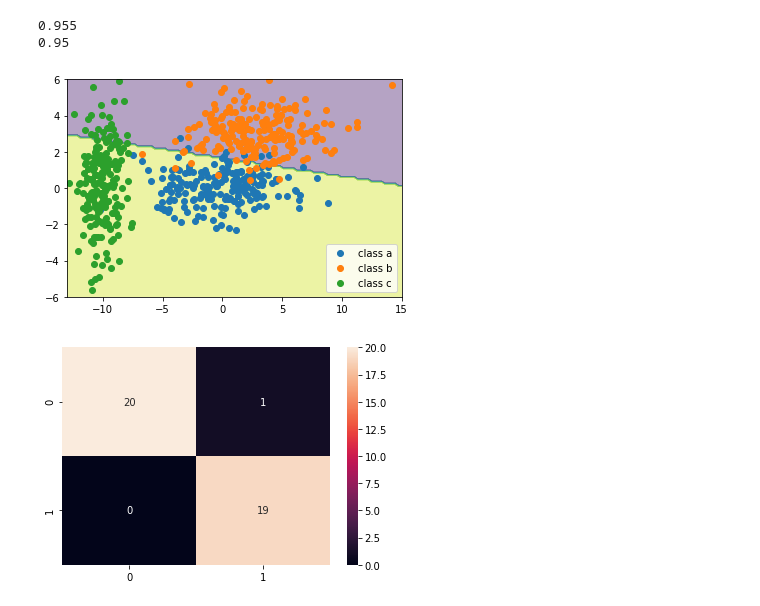
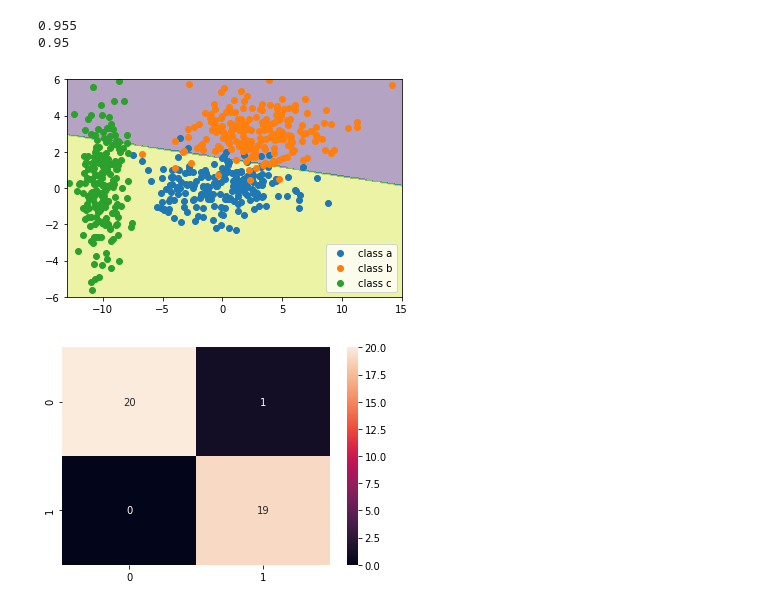
Before and after one commit to Andrea-Oliveri/Image-Processing-Assignements, a Jupyter notebook: Labs/lab_03_classification.ipynb, the cells around one changed output. Saved outputs shown, nothing was run; the diff lists cells and outputs as text; code cells hidden in the pictures.

```diff
--- a/Labs/lab_03_classification.ipynb
+++ b/Labs/lab_03_classification.ipynb
@@ -324,21 +325,22 @@ print(np.sum(db(b) <= da(b))/len(b))
 # %%
 xmin = floor(np.min([np.max(a[:,0]),np.min(b[:,0]),np.min(c[:,0])]))
 xmax = ceil(np.max([np.max(a[:,0]),np.max(b[:,0]),np.max(c[:,0])]))
 ymin = floor(np.min([np.min(a[:,1]),np.min(b[:,1]),np.min(c[:,1])]))
 ymax = ceil(np.max([np.max(a[:,1]),np.max(b[:,1]),np.max(c[:,1])]))
 
-xlist = np.linspace(xmin, xmax, 100) # Create 1-D arrays for x,y dimensions
-ylist = np.linspace(ymin, ymax, 100)
+resolution_mesh = 200
+xlist = np.linspace(xmin, xmax, resolution_mesh) # Create 1-D arrays for x,y dimensions
+ylist = np.linspace(ymin, ymax, resolution_mesh)
 
 X,Y = np.meshgrid(xlist, ylist) # Create 2-D grid xlist,ylist values
 class_ab = np.asarray([classify_mahalanobis(np.array([x])) for x in np.c_[X.ravel(),Y.ravel()]])
 class_ab = class_ab.reshape(X.shape)
 plt.contourf(X,Y,class_ab,alpha = 0.4)
 
 plt.scatter(a[:,0],a[:,1],label='class a')
 plt.scatter(b[:,0],b[:,1],label='class b')
 plt.scatter(c[:,0],c[:,1],label='class c')
 plt.legend()
 plt.show()
 # %% [output]
-[figure, old version]
+[figure, new version]
```
Also changed, not shown: parts of 13 cells of this notebook.
